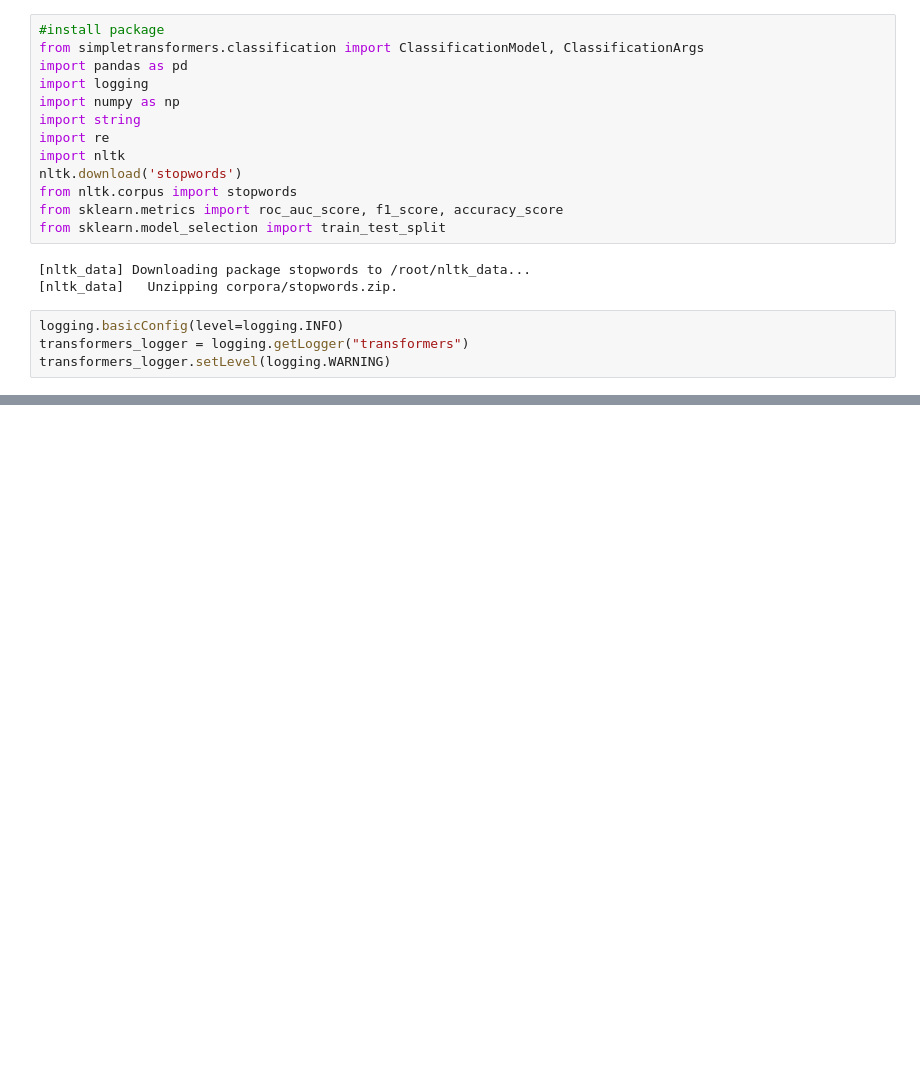
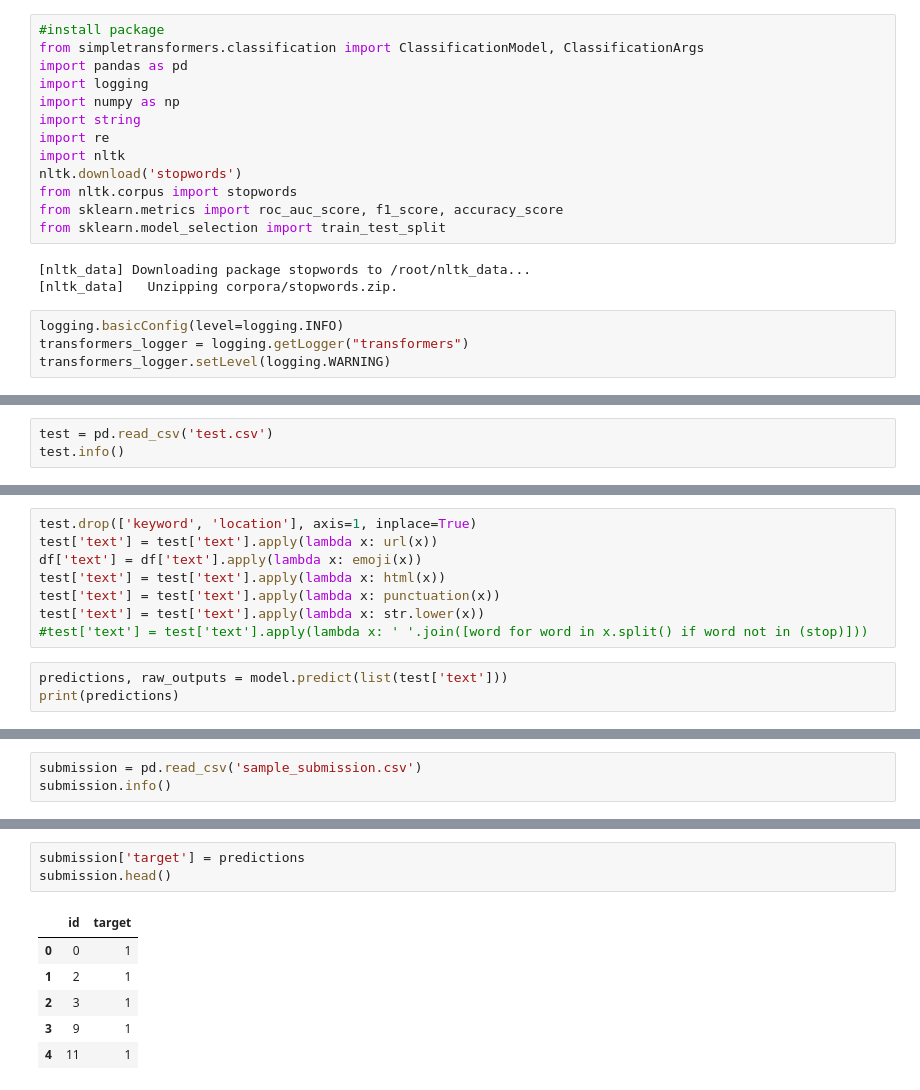
Before and after one commit to bmagdamo1/DisasterTweets, a Jupyter notebook: Code/Model/Simple_Transformers_Updated.ipynb, the cells around one changed output, grey strips where cells are left out. Drawn from its saved outputs; the diff is of its cells as text; blank space fills up the shorter version.

```diff
--- a/Code/Model/Simple_Transformers_Updated.ipynb
+++ b/Code/Model/Simple_Transformers_Updated.ipynb
@@ -139,0 +175,3 @@ print(f1)
+# %%
+test = pd.read_csv('test.csv')
+test.info()
@@ -139,0 +190,11 @@ print(f1)
+# %%
+test.drop(['keyword', 'location'], axis=1, inplace=True)
+test['text'] = test['text'].apply(lambda x: url(x))
+df['text'] = df['text'].apply(lambda x: emoji(x))
+test['text'] = test['text'].apply(lambda x: html(x))
+test['text'] = test['text'].apply(lambda x: punctuation(x))
+test['text'] = test['text'].apply(lambda x: str.lower(x))
+#test['text'] = test['text'].apply(lambda x: ' '.join([word for word in x.split() if word not in (stop)]))
+# %%
+predictions, raw_outputs = model.predict(list(test['text']))
+print(predictions)
@@ -139,0 +203,3 @@ print(f1)
+# %%
+submission = pd.read_csv('sample_submission.csv')
+submission.info()
@@ -139,0 +216,10 @@ print(f1)
+# %%
+submission['target'] = predictions
+submission.head()
+# %% [output]
+|  | id | target |
+| 0 | 0 | 1 |
+| 1 | 2 | 1 |
+| 2 | 3 | 1 |
+| 3 | 9 | 1 |
+| 4 | 11 | 1 |
```
Also changed, not shown: parts of 21 cells of this notebook.
